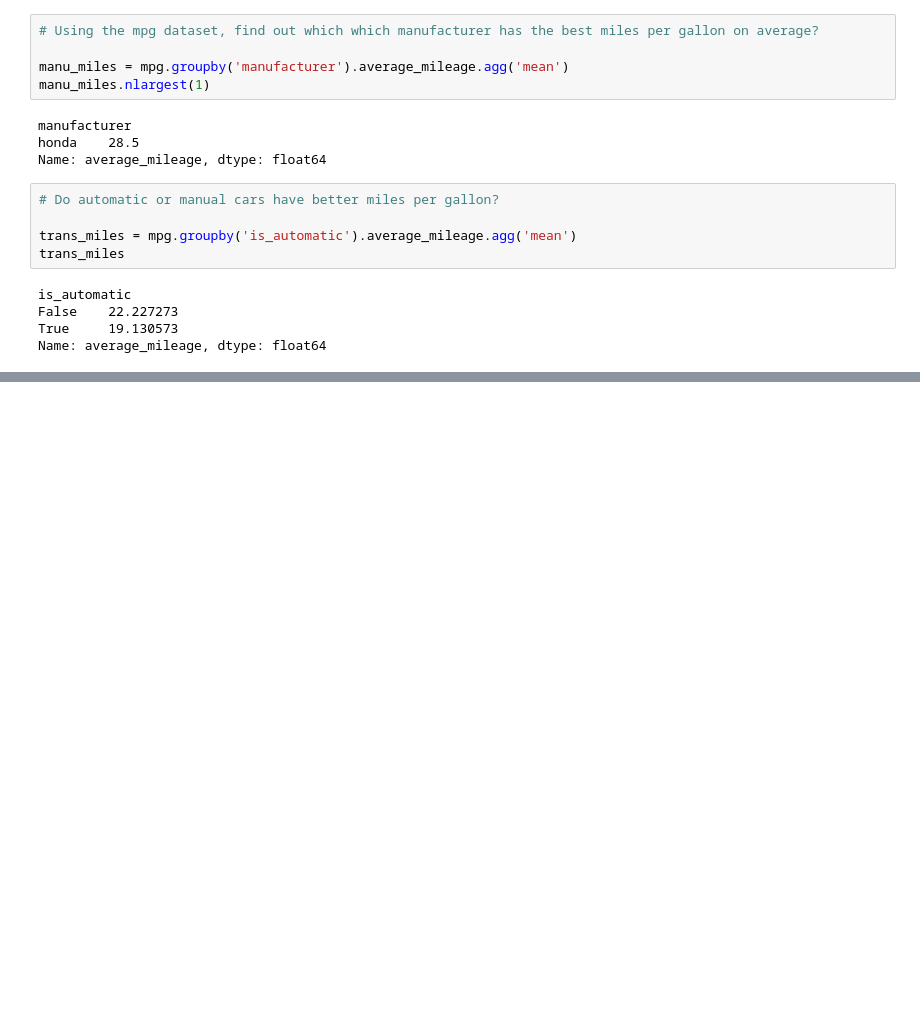
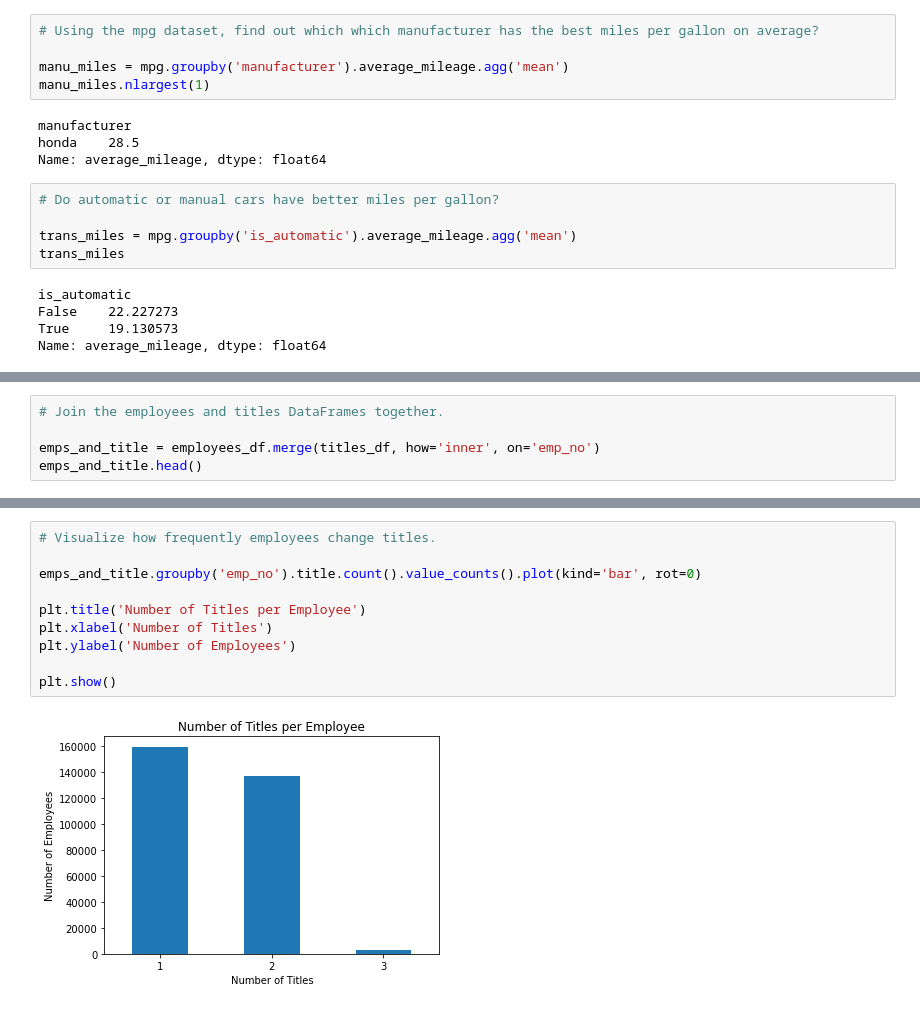
Before and after one commit to christophermayorga/numpy-pandas-visualizations-exercises, a Jupyter notebook: advanced-dataframes.ipynb, the cells around one changed output, grey strips where cells are left out. Saved outputs shown, nothing was run; the diff lists cells and outputs as text; blank space fills up the shorter version.

```diff
--- a/advanced-dataframes.ipynb
+++ b/advanced-dataframes.ipynb
@@ -258,0 +330,5 @@ Name: average_mileage, dtype: float64
+# %%
+# Join the employees and titles DataFrames together.
+
+emps_and_title = employees_df.merge(titles_df, how='inner', on='emp_no')
+emps_and_title.head()
@@ -258,0 +342,12 @@ Name: average_mileage, dtype: float64
+# %%
+# Visualize how frequently employees change titles.
+
+emps_and_title.groupby('emp_no').title.count().value_counts().plot(kind='bar', rot=0)
+
+plt.title('Number of Titles per Employee')
+plt.xlabel('Number of Titles')
+plt.ylabel('Number of Employees')
+
+plt.show()
+# %% [output]
+[figure, added]
```
Also changed, not shown: parts of 15 cells of this notebook.
